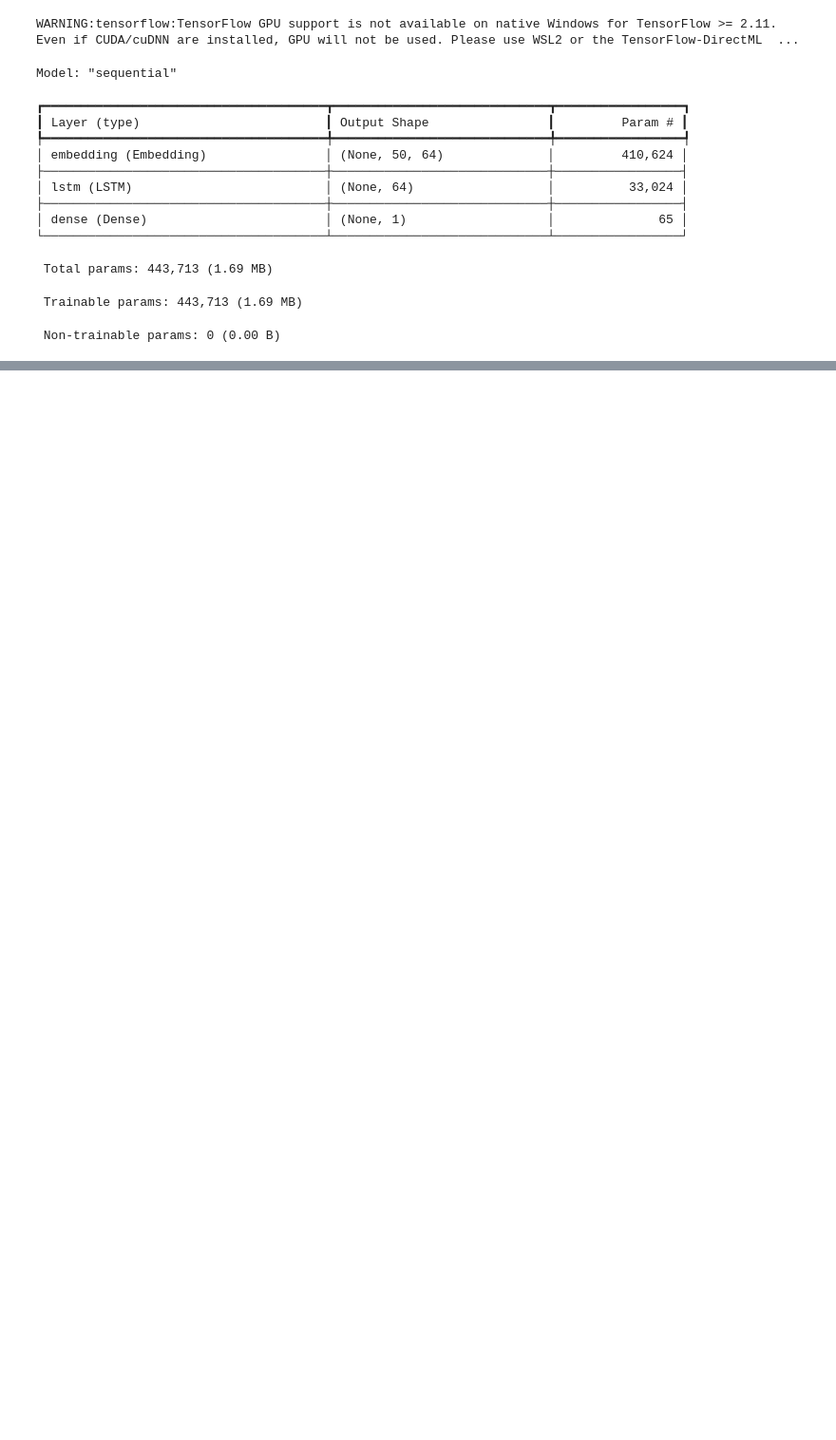
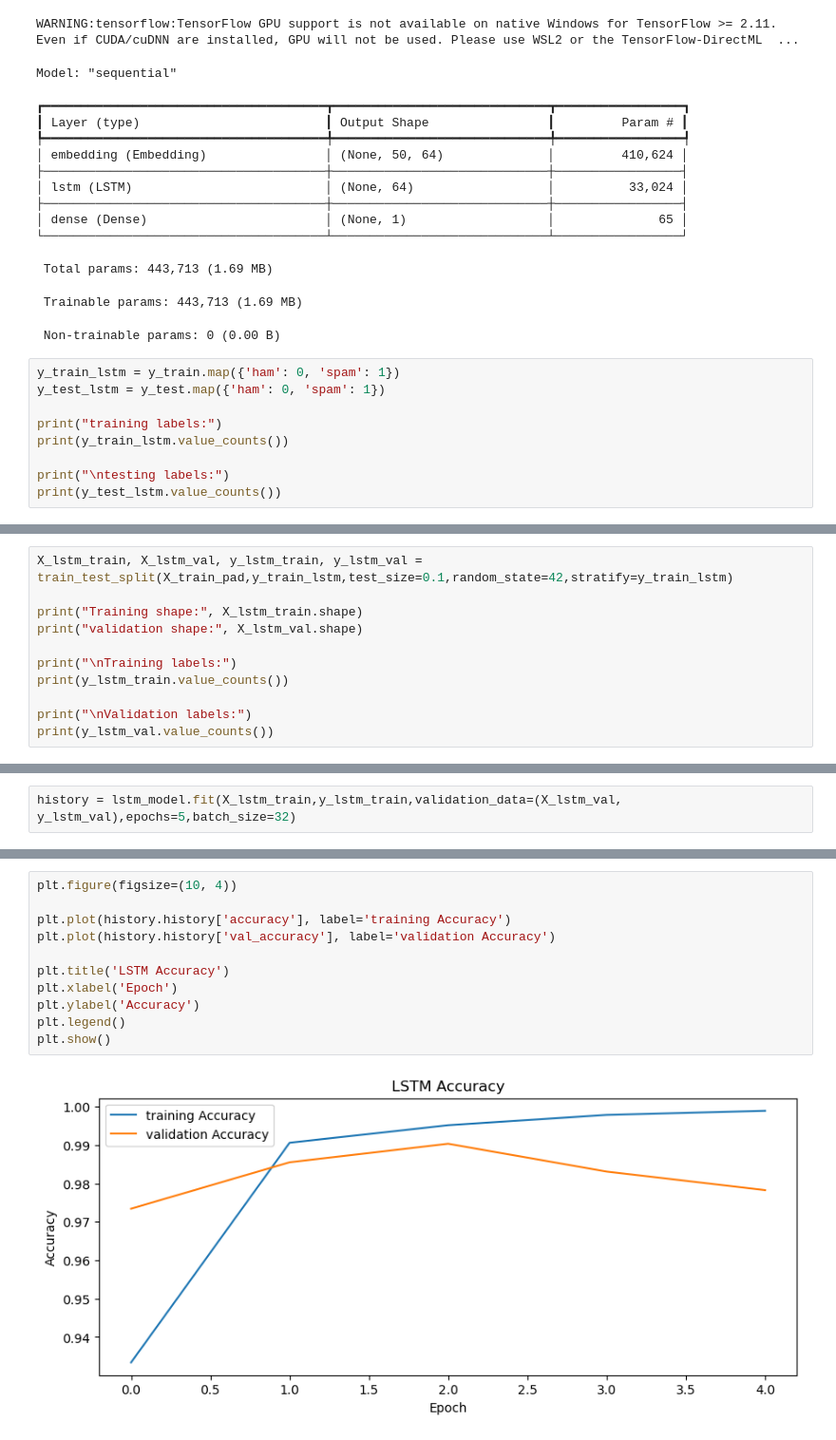
Before and after one commit to amnajem/DS483Project, a Jupyter notebook: DS483Project.ipynb, the cells around one changed output, grey strips where cells are left out. Shown at 95% size. Cells and saved outputs as stored; diff of their text form; blank space fills up the shorter version.

Commit message:
LSTM training

```diff
--- a/DS483Project.ipynb
+++ b/DS483Project.ipynb
@@ -695,3 +695,12 @@ Model: "sequential"
  Total params: 443,713 (1.69 MB)
  Trainable params: 443,713 (1.69 MB)
  Non-trainable params: 0 (0.00 B)
+# %%
+y_train_lstm = y_train.map({'ham': 0, 'spam': 1})
+y_test_lstm = y_test.map({'ham': 0, 'spam': 1})
+
+print("training labels:")
+print(y_train_lstm.value_counts())
+
+print("\ntesting labels:")
+print(y_test_lstm.value_counts())
@@ -697,0 +719,11 @@ Model: "sequential"
+# %%
+X_lstm_train, X_lstm_val, y_lstm_train, y_lstm_val = train_test_split(X_train_pad,y_train_lstm,test_size=0.1,random_state=42,stratify=y_train_lstm)
+
+print("Training shape:", X_lstm_train.shape)
+print("validation shape:", X_lstm_val.shape)
+
+print("\nTraining labels:")
+print(y_lstm_train.value_counts())
+
+print("\nValidation labels:")
+print(y_lstm_val.value_counts())
@@ -697,0 +745,2 @@ Model: "sequential"
+# %%
+history = lstm_model.fit(X_lstm_train,y_lstm_train,validation_data=(X_lstm_val, y_lstm_val),epochs=5,batch_size=32)
@@ -697,0 +758,13 @@ Model: "sequential"
+# %%
+plt.figure(figsize=(10, 4))
+
+plt.plot(history.history['accuracy'], label='training Accuracy')
+plt.plot(history.history['val_accuracy'], label='validation Accuracy')
+
+plt.title('LSTM Accuracy')
+plt.xlabel('Epoch')
+plt.ylabel('Accuracy')
+plt.legend()
+plt.show()
+# %% [output]
+[figure, added]
```
Also changed, not shown: parts of 4 cells of this notebook.
